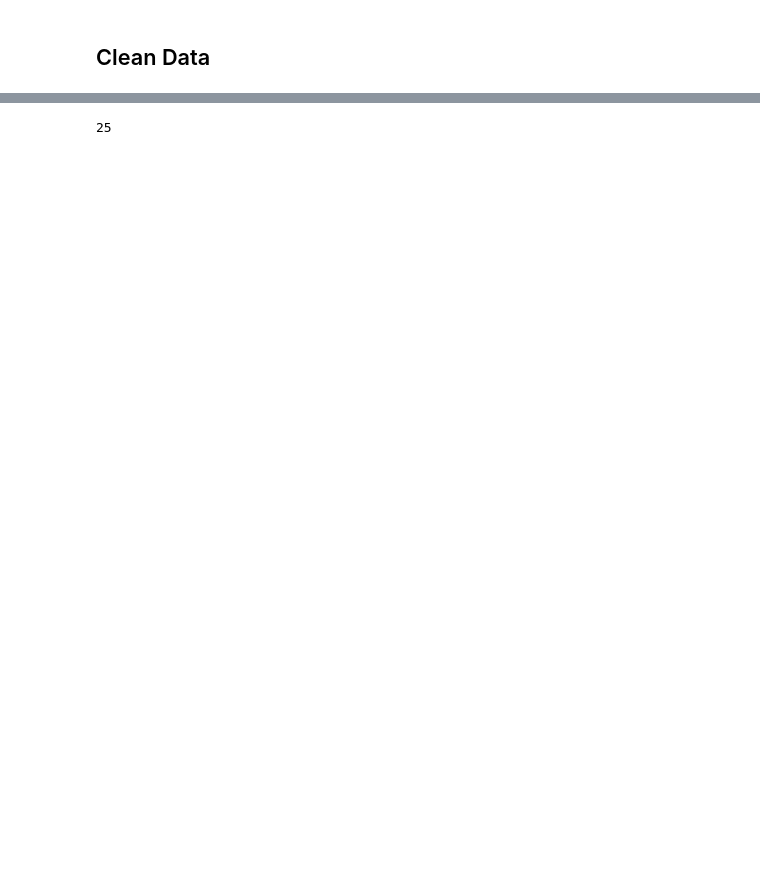
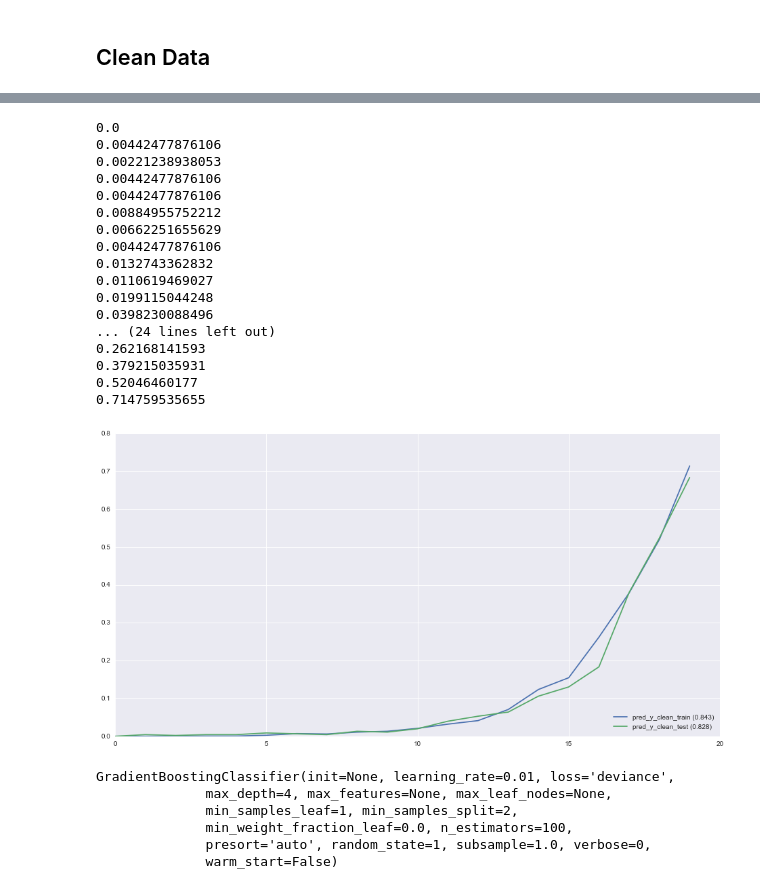
Before and after one commit to TejjeT/DataScienceProject2, a Jupyter notebook: baseline_XGB.ipynb, the cells around one changed output, grey strips where cells are left out. Drawn from its saved outputs; the diff is of its cells as text; code cells hidden in the pictures; blank space fills up the shorter version.

Commit message:
add clean data part

```diff
--- a/baseline_XGB.ipynb
+++ b/baseline_XGB.ipynb
@@ -250,4 +233,35 @@ data_clean.describe()
-# %%
-len(data_clean.columns)
-# %% [output]
-25
+# %%
+#plot lift chart
+preds={}
+preds["pred_y_clean_train "] = np.array(zip(pred_y_clean_train, y_clean_train))
+preds["pred_y_clean_test "] = np.array(zip(pred_y_clean_test, y_clean_test))
+somers_plots(preds, bins=20)
+# %% [output]
+0.0
+0.00442477876106
+0.00221238938053
+0.00442477876106
+0.00442477876106
+0.00884955752212
+0.00662251655629
+0.00442477876106
+0.0132743362832
+0.0110619469027
+0.0199115044248
+0.0398230088496
+... (24 lines left out)
+0.262168141593
+0.379215035931
+0.52046460177
+0.714759535655
+[figure, added]
+# %%
+clf_clean = GBC(n_estimators=100, max_depth=4, learning_rate=0.01, random_state=1)
+clf_clean.fit(X_clean_train, y_clean_train)
+# %% [output]
+GradientBoostingClassifier(init=None, learning_rate=0.01, loss='deviance',
+              max_depth=4, max_features=None, max_leaf_nodes=None,
+              min_samples_leaf=1, min_samples_split=2,
+              min_weight_fraction_leaf=0.0, n_estimators=100,
+              presort='auto', random_state=1, subsample=1.0, verbose=0,
+              warm_start=False)
```
Also changed, not shown: parts of 3 cells of this notebook.
